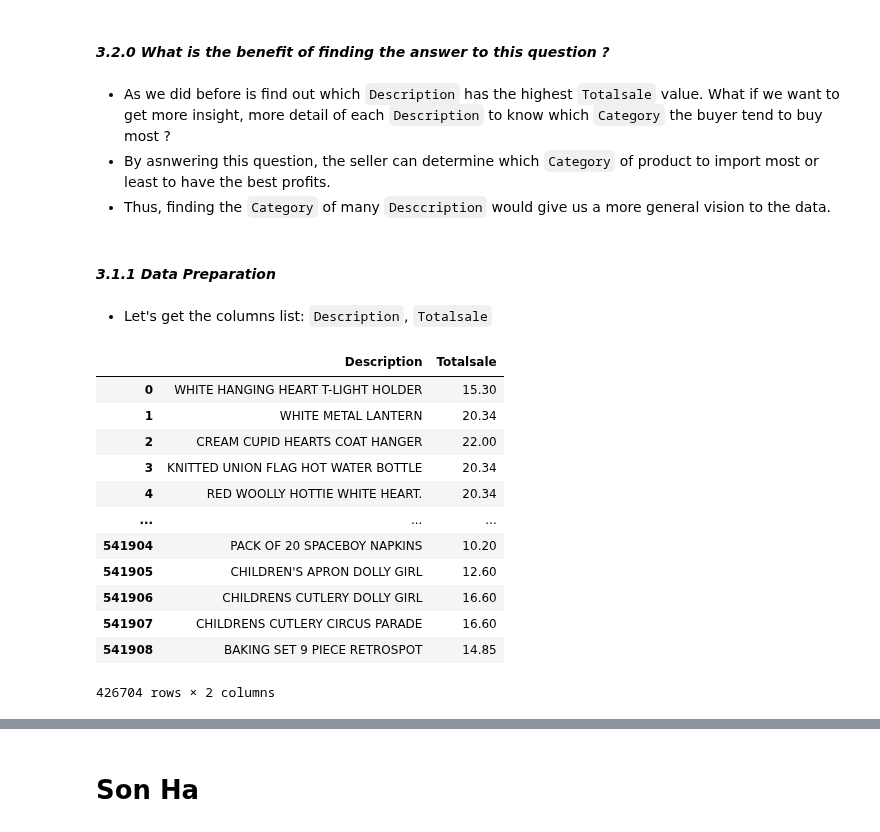
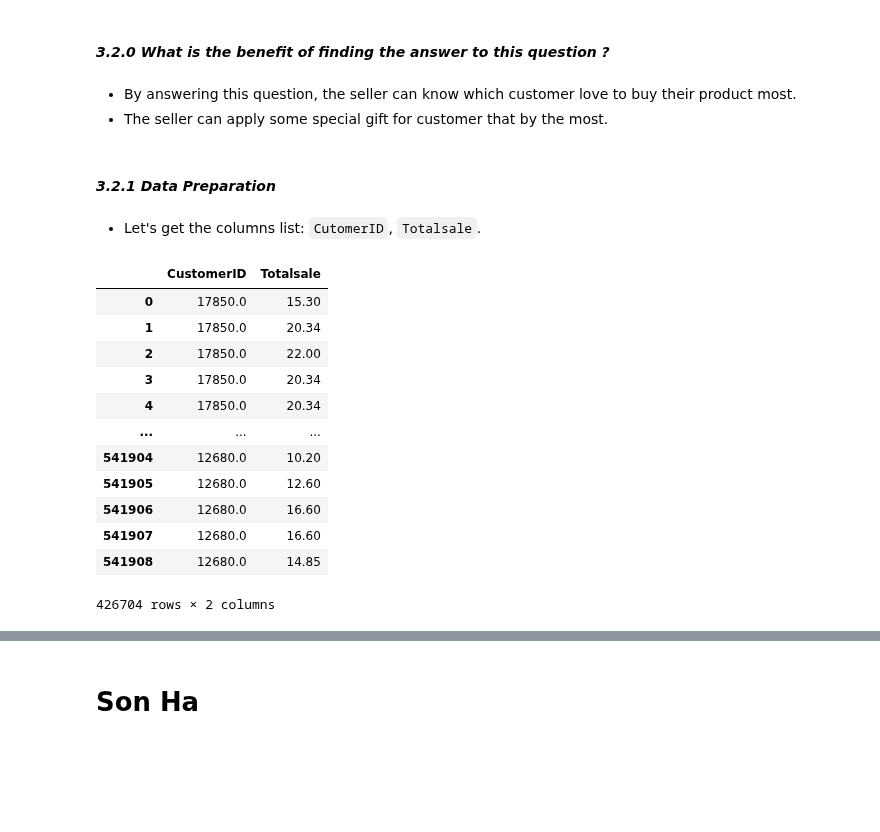
Before and after one commit to Ha0203/FinalProject_LTKHDL, a Jupyter notebook: main_branch.ipynb, the cells around one changed output, grey strips where cells are left out. Drawn from its saved outputs; the diff is of its cells as text; code cells hidden in the pictures; blank space fills up the shorter version.

Commit message:
finish question 2

```diff
--- a/main_branch.ipynb
+++ b/main_branch.ipynb
@@ -649,27 +710,26 @@ for i in range(12):
 # %% [markdown]
 #### _3.2.0 What is the benefit of finding the answer to this question ?_
-# %% [markdown]
-- As we did before is find out which `Description` has the highest `Totalsale` value. What if we want to get more insight, more detail of each `Description` to know which `Category` the buyer tend to buy most ?
-- By asnwering this question, the seller can determine which `Category` of product to import most or least to have the best profits.
-- Thus, finding the `Category` of many `Desccription` would give us a more general vision to the data.
+# %% [markdown]
+- By answering this question, the seller can know which customer love to buy their product most.
+- The seller can apply some special gift for customer that by the most.
 # %% [markdown]
-#### _3.1.1 Data Preparation_
+#### _3.2.1 Data Preparation_
 # %% [markdown]
-- Let's get the columns list: `Description`, `Totalsale`
+- Let's get the columns list: `CutomerID`, `Totalsale`.
 # %%
-df = data_df[['Description', 'Totalsale']]
+df = data_df[['CustomerID', 'Totalsale']]
 df
 # %% [output]
-|  | Description | Totalsale |
-| 0 | WHITE HANGING HEART T-LIGHT HOLDER | 15.30 |
-| 1 | WHITE METAL LANTERN | 20.34 |
-| 2 | CREAM CUPID HEARTS COAT HANGER | 22.00 |
-| 3 | KNITTED UNION FLAG HOT WATER BOTTLE | 20.34 |
-| 4 | RED WOOLLY HOTTIE WHITE HEART. | 20.34 |
+|  | CustomerID | Totalsale |
+| 0 | 17850.0 | 15.30 |
+| 1 | 17850.0 | 20.34 |
+| 2 | 17850.0 | 22.00 |
+| 3 | 17850.0 | 20.34 |
+| 4 | 17850.0 | 20.34 |
 | ... | ... | ... |
-| 541904 | PACK OF 20 SPACEBOY NAPKINS | 10.20 |
-| 541905 | CHILDREN'S APRON DOLLY GIRL | 12.60 |
-| 541906 | CHILDRENS CUTLERY DOLLY GIRL | 16.60 |
-| 541907 | CHILDRENS CUTLERY CIRCUS PARADE | 16.60 |
-| 541908 | BAKING SET 9 PIECE RETROSPOT | 14.85 |
+| 541904 | 12680.0 | 10.20 |
+| 541905 | 12680.0 | 12.60 |
+| 541906 | 12680.0 | 16.60 |
+| 541907 | 12680.0 | 16.60 |
+| 541908 | 12680.0 | 14.85 |
 426704 rows × 2 columns
```
Also changed, not shown: parts of 32 cells of this notebook.
